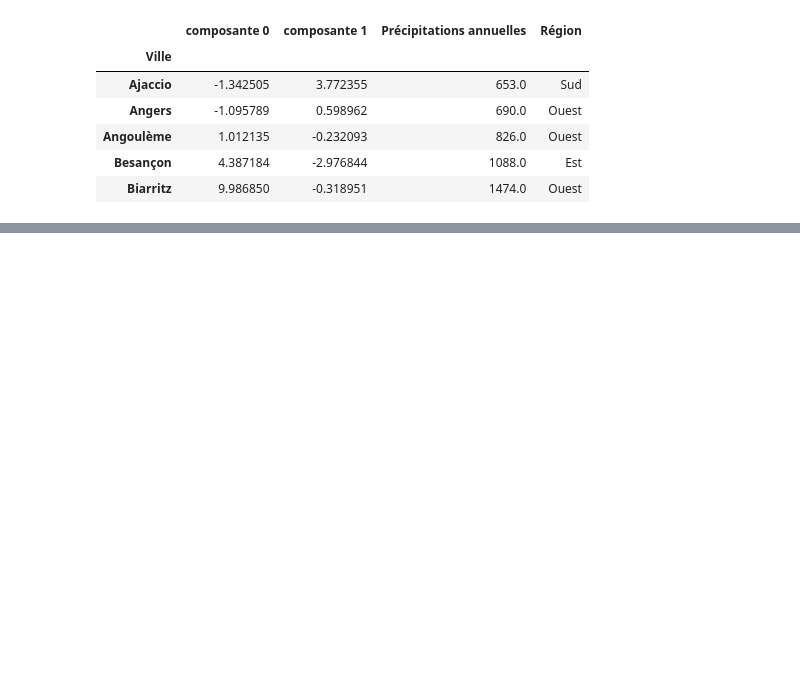
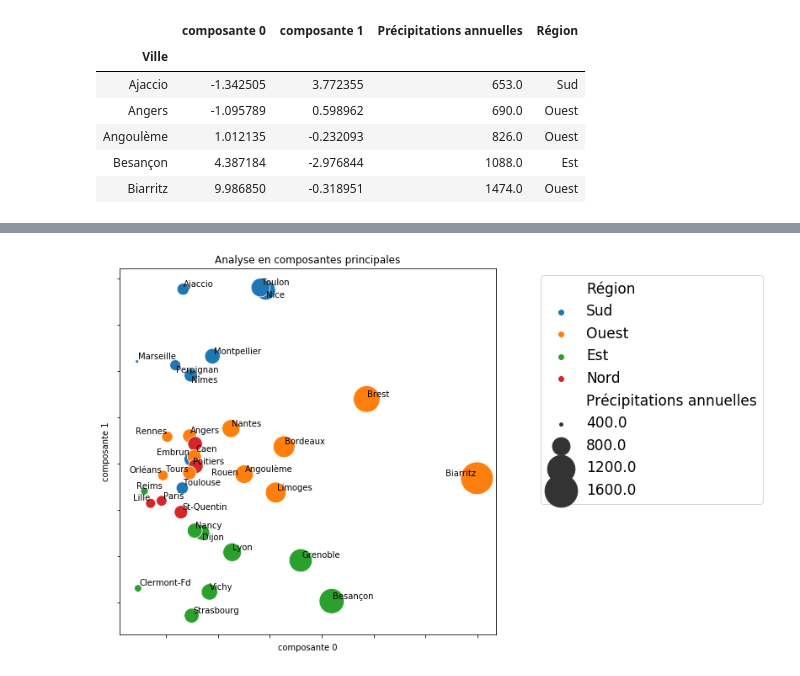
Before and after one commit to campusplage/compte-rendus-brun-franc, a Jupyter notebook: TP2_sklearn.ipynb, the cells around one changed output, grey strips where cells are left out. Drawn from its saved outputs; the diff is of its cells as text; code cells hidden in the pictures; blank space fills up the shorter version.

```diff
--- a/TP2_sklearn.ipynb
+++ b/TP2_sklearn.ipynb
@@ -496,0 +498,23 @@ Requirement already satisfied: setuptools in /anaconda3/lib/python3.7/site-packa
+# %%
+# Création d'un nuage de points avec le nom de chaque ville
+g = sns.scatterplot(x='composante 0',   # La première composante est représentée par l'axe des abscisses
+                y='composante 1',   # La deuxième composante est représentée par l'axe des ordonnées
+                size='Précipitations annuelles',  # La taille des points dépend des précipitations annuelles dans la ville
+                sizes=(15,1500),  # On fait varier la taille des points de 15 (pour le minimum de précipitations) à 1500 (pour le maximum de précipitations annuelles)
+                data=data_pca,
+                hue='Région')       # Et en colore les points en fonction de la région à laquelle la ville est rattachée
+
+g.figure.set_size_inches(8,8)
+ax = plt.gca()
+texts = []
+for i, (text_x,text_y) in enumerate(data_pca.iloc[:,:2].to_numpy()):
+  texts.append(ax.annotate(data_pca.index[i], (text_x,text_y)))
+adjust_text(texts)
+
+## Titre, légende, etiquette
+plt.gca().set_yticklabels([])
+plt.gca().set_xticklabels([])
+plt.title('Analyse en composantes principales');
+plt.gca().legend(prop={'size': 17}, bbox_to_anchor=(1.1, 1.0));
+# %% [output]
+[figure, added]
```
Also changed, not shown: parts of 11 cells of this notebook.
